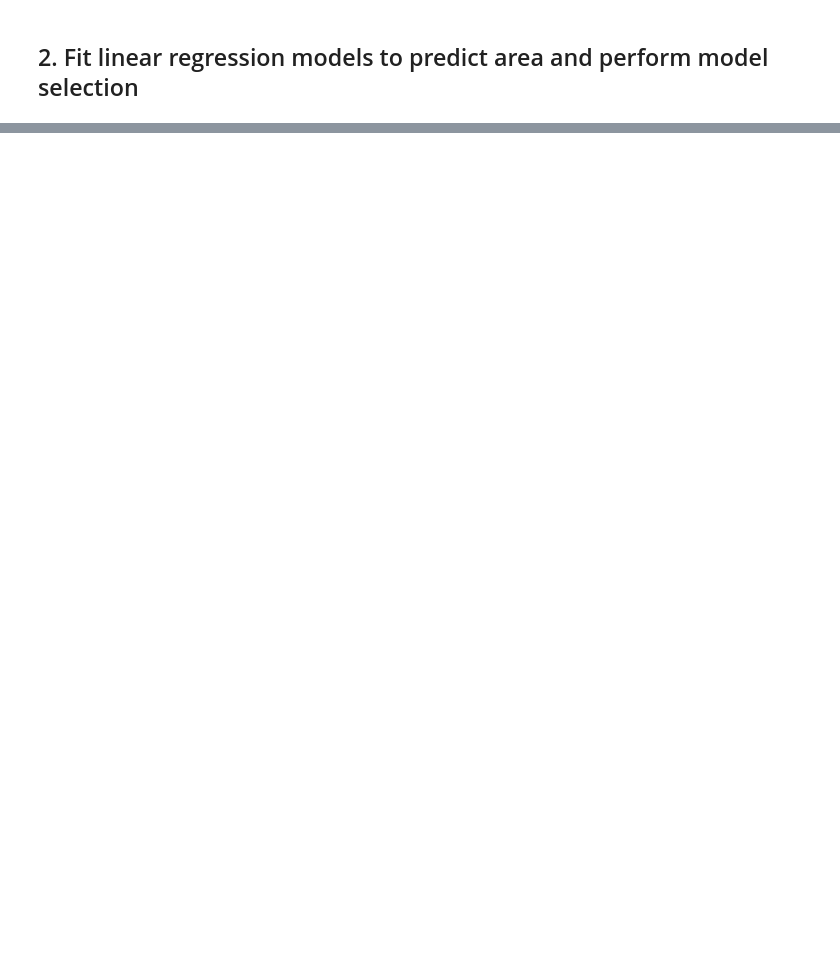
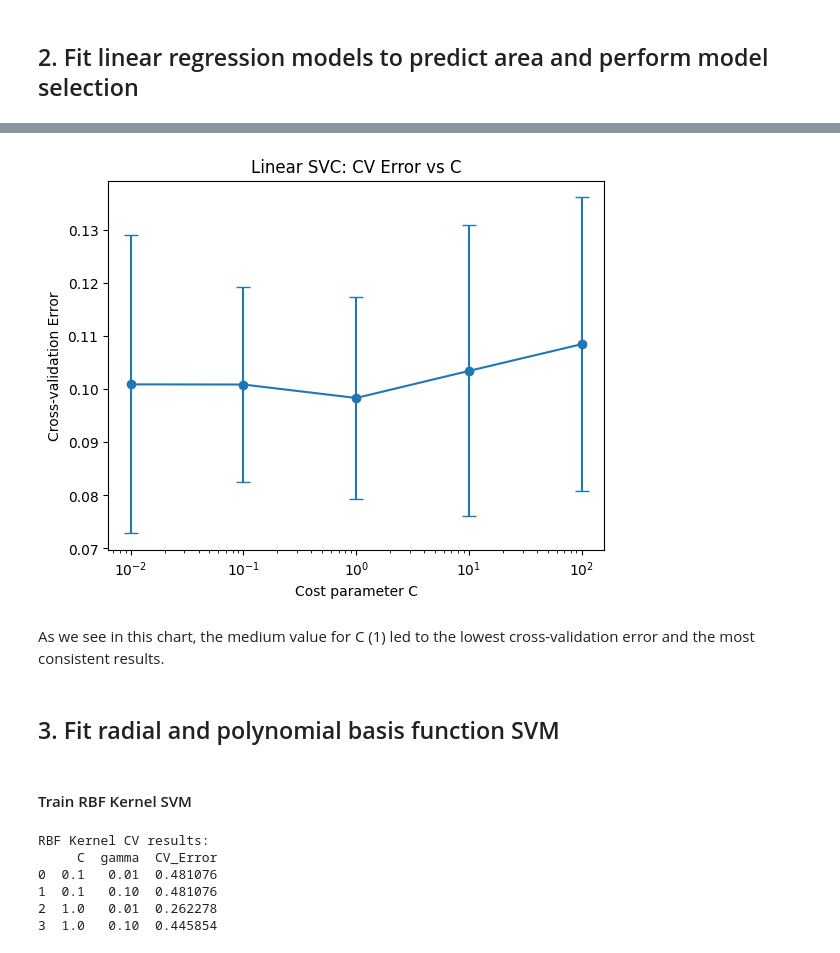
Before and after one commit to jacksonwahl/egn5215-final-project-traffic-predictor, a Jupyter notebook: HW2.ipynb, the cells around one changed output, grey strips where cells are left out. Saved outputs shown, nothing was run; the diff lists cells and outputs as text; code cells hidden in the pictures; blank space fills up the shorter version.

```diff
--- a/HW2.ipynb
+++ b/HW2.ipynb
@@ -94,7 +118,7 @@ best_subset_predictors = None
 
 for k in range(1, len(predictors) + 1):
     for combo in itertools.combinations(predictors, k):
-        X_subset = X[list(combo)].astype(float)   # FORCE numeric
+        X_subset = X[list(combo)]
         model = fit_model(X_subset, y)
         aic = model_aic(model)
 
@@ -105,4 +129,5 @@ for k in range(1, len(predictors) + 1):
 
 BM1 = best_subset_model
 print("BM1 (Best Subset Predictors):", best_subset_predictors)
+BM1_predictors = list(best_subset_predictors)
 print(BM1.summary())
@@ -108,0 +646,13 @@ print(BM1.summary())
+# %%
+import pandas as pd
+from sklearn.model_selection import cross_val_score, KFold
+from sklearn.svm import SVC
+import numpy as np
+
+
+# Target
+y = df_auto['high_mpg']
+# Predictors (drop target and non-numeric columns)
+X = df_auto.drop(columns=['mpg', 'high_mpg', 'name']).astype(float)
+
+kf = KFold(n_splits=5, shuffle=True, random_state=100)
@@ -108,0 +661,18 @@ print(BM1.summary())
+# %%
+# Candidate values for cost (C)
+C_values = [0.01, 0.1, 1, 10, 100]
+
+cv_results = []
+
+for C in C_values:
+    svc = SVC(kernel='linear', C=C, random_state=42)
+
+    # Use accuracy as scoring; cross_val_score returns array of scores
+    scores = cross_val_score(svc, X, y, cv=kf, scoring='accuracy')
+    mean_error = 1 - scores.mean()  # cross-validation error
+    std_error = scores.std()
+
+    cv_results.append((C, mean_error, std_error))
+
+cv_results_df = pd.DataFrame(cv_results, columns=['C', 'CV_Error', 'Std'])
+print(cv_results_df)
@@ -108,0 +700,16 @@ print(BM1.summary())
+# %%
+import matplotlib.pyplot as plt
+
+plt.errorbar(cv_results_df['C'], cv_results_df['CV_Error'],
+             yerr=cv_results_df['Std'], fmt='o-', capsize=5)
+plt.xscale('log')
+plt.xlabel('Cost parameter C')
+plt.ylabel('Cross-validation Error')
+plt.title('Linear SVC: CV Error vs C')
+plt.show()
+# %% [output]
+[figure, added]
+# %% [markdown]
+As we see in this chart, the medium value for C (1) led to the lowest cross-validation error and the most consistent results.
+# %% [markdown]
+## 3. Fit radial and polynomial basis function SVM
@@ -108,0 +721,25 @@ print(BM1.summary())
+# %% [markdown]
+#### Train RBF Kernel SVM
+# %%
+C_values = [0.1, 1]
+gamma_values = [0.01, 0.1]
+
+rbf_results = []
+
+for C in C_values:
+    for gamma in gamma_values:
+        svc = SVC(kernel='rbf', C=C, gamma=gamma, random_state=100)
+        scores = cross_val_score(svc, X, y, cv=kf, scoring='accuracy')
+        cv_error = 1 - scores.mean()
+        rbf_results.append((C, gamma, cv_error))
+
+rbf_results_df = pd.DataFrame(rbf_results, columns=['C', 'gamma', 'CV_Error'])
+print("RBF Kernel CV results:")
+print(rbf_results_df)
+# %% [output]
+RBF Kernel CV results:
+     C  gamma  CV_Error
+0  0.1   0.01  0.481076
+1  0.1   0.10  0.481076
+2  1.0   0.01  0.262278
+3  1.0   0.10  0.445854
```
Also changed, not shown: parts of 74 cells of this notebook.
